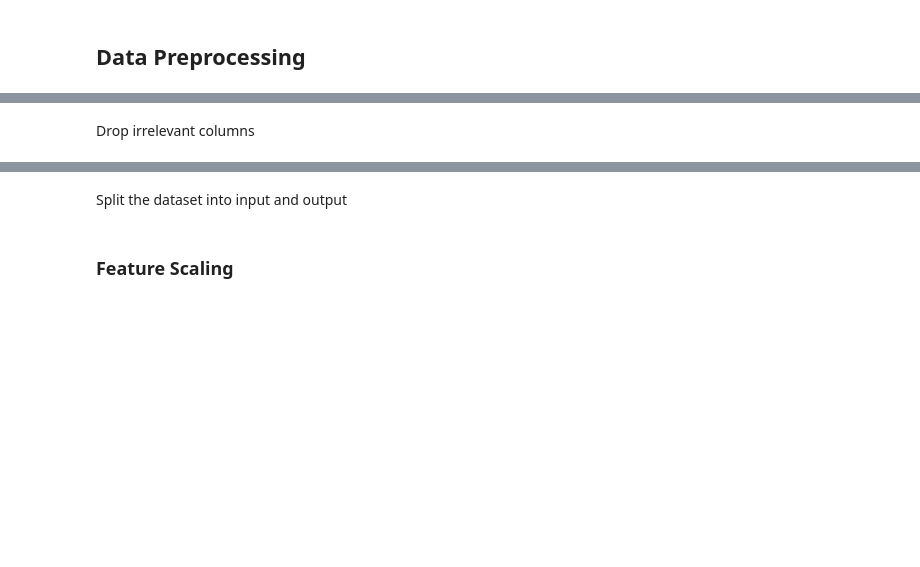
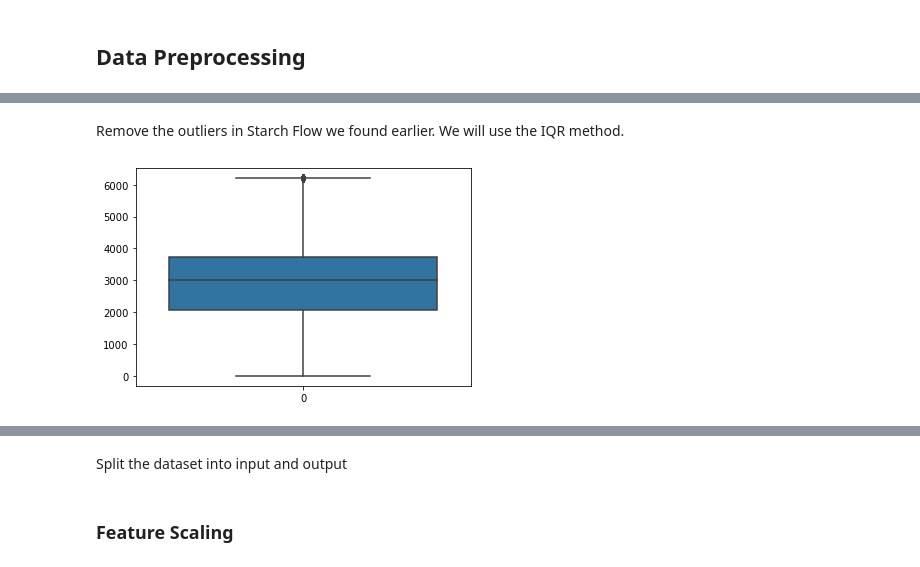
Before and after one commit to jtsang02/MINE-432-Project, a Jupyter notebook: ProjectCode.ipynb, the cells around one changed output, grey strips where cells are left out. Saved outputs shown, nothing was run; the diff lists cells and outputs as text; code cells hidden in the pictures; blank space fills up the shorter version.

Commit message:
removed outliers for Starch Flow

```diff
--- a/ProjectCode.ipynb
+++ b/ProjectCode.ipynb
@@ -174,2 +168,2 @@ Name: % Silica Concentrate, dtype: float64
 # %% [markdown]
-Drop irrelevant columns
+Remove the outliers in Starch Flow we found earlier. We will use the IQR method.
@@ -178,0 +170,12 @@ Drop irrelevant columns
+# %%
+# remove outliers from Starch Flow column using IQR
+Q1 = dataset['Starch Flow'].quantile(0.25)
+Q3 = dataset['Starch Flow'].quantile(0.75)
+IQR = Q3 - Q1
+dataset = dataset[(dataset['Starch Flow'] >= Q1 - 1.5*IQR) & (dataset['Starch Flow'] <= Q3 + 1.5*IQR)]
+
+# create boxplot of Starch Flow column
+sns.boxplot(data=dataset['Starch Flow'])
+plt.show()
+# %% [output]
+[figure, added]
```
Also changed, not shown: parts of 21 cells of this notebook, 1 other file.
